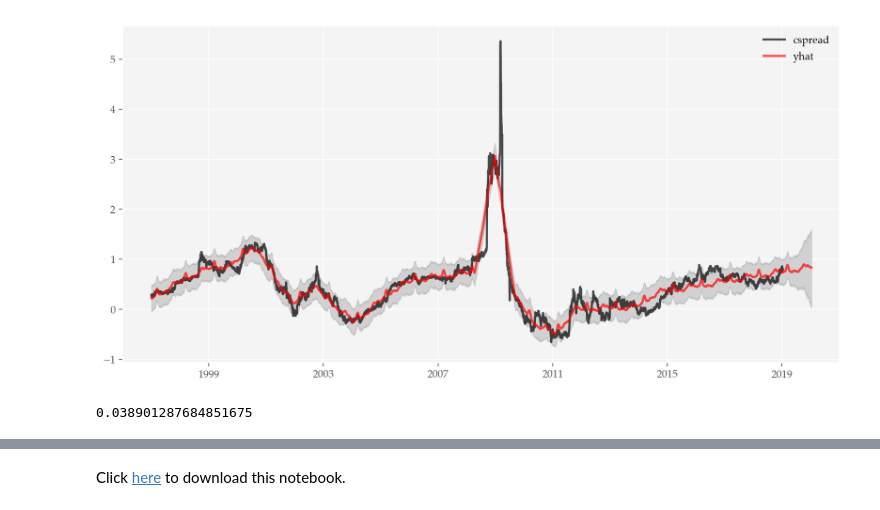
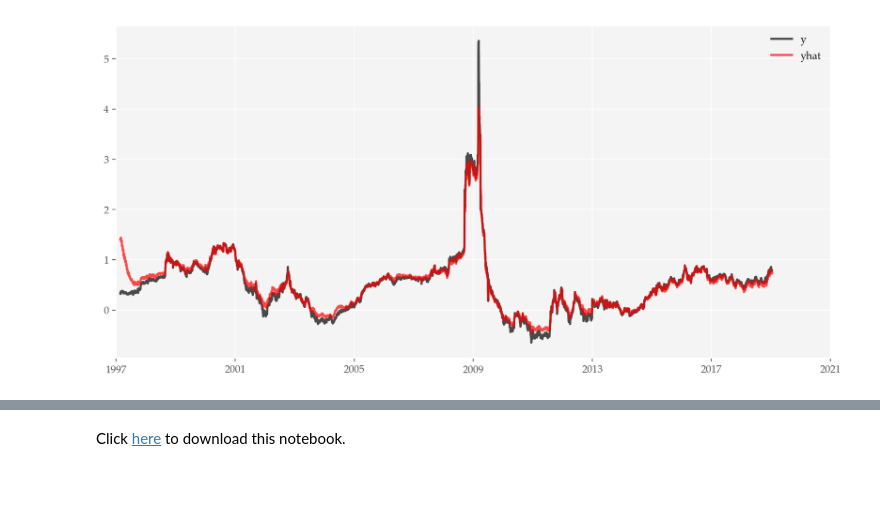
Before and after one commit to allenfrostline/iaqf2019, a Jupyter notebook: explore.ipynb, the cells around one changed output, grey strips where cells are left out. Drawn from its saved outputs; the diff is of its cells as text; code cells hidden in the pictures; blank space fills up the shorter version.

```diff
--- a/explore.ipynb
+++ b/explore.ipynb
@@ -61,14 +35,22 @@ treasury
 # %%
-data = bond.join(treasury)
-data['cspread'] = data['bond'] - data['treasury']
+bond = retrieve('BAMLC0A1CAAAEY', 'bond')
+treasury = retrieve('DGS10', 'treasury')
+
+df = bond.join(treasury)
+df['cspread'] = df['bond'] - df['treasury']
 fig = plt.figure()
 ax = fig.add_subplot(111)
-data.plot(ax=ax, alpha=.7, colormap=cmap(['r', 'grey', 'k']))
+df.plot(ax=ax, alpha=.7, colormap=cmap(['r', 'grey', 'k']))
 plt.tight_layout()
 plt.legend(frameon=False)
-plt.xlim(pd.datetime(data.index.min().year, 1, 1),
-         pd.datetime(data.index.max().year + 1, 1, 1))
+plt.xlim(pd.datetime(df.index.min().year, 1, 1), pd.datetime(df.index.max().year + 1, 1, 1))
 plt.show()
-data
+
+df['X_bond'] = df['bond'].shift()
+df['X_treasury'] = df['treasury'].shift()
+df['y'] = df['cspread']
+maxlen = 8000
+df = df.dropna().iloc[-maxlen:, :]
+df
 # %% [output]
 [figure]
@@ -88,4 +69,0 @@ data
-# %%
-model = prophet(daily_seasonality=True)
-df = pd.DataFrame({'ds': data.index, 'y': data.cspread})
-model.fit(df)
@@ -118,22 +142,12 @@ forecast.tail()
 # %%
 fig = plt.figure()
 ax = fig.add_subplot(111)
-ax.fill_between(x=forecast.index, y1=forecast.yhat_lower, y2=forecast.yhat_upper, color='grey', alpha=.3)
-ax.plot(data.index, data.cspread, color='k', alpha=.7)
-ax.plot(forecast.index, forecast.yhat, color='r', alpha=.7)
+ax.plot(df.index, df['y'], color='k', alpha=.7)
+ax.plot(df.index, df['yhat'], color='r', alpha=.7)
 plt.tight_layout()
-plt.xlabel('')
-plt.xlim(pd.datetime(data.index.min().year, 1, 1),
-         pd.datetime(data.index.max().year + 2, 1, 1))
+plt.xlim(pd.datetime(df.index.min().year, 1, 1),
+         pd.datetime(df.index.max().year + 2, 1, 1))
 plt.legend(frameon=False)
 plt.show()
 # %% [output]
-[figure, old version]
+[figure, new version]
-# %%
-y = data.cspread.values
-yhat = forecast.yhat[:data.shape[0]]
-err = (y - yhat).values
-mse = (err**2).mean()
-mse
-# %% [output]
-0.038901287684851675
```
Also changed, not shown: parts of 9 cells of this notebook, 2 other files.
